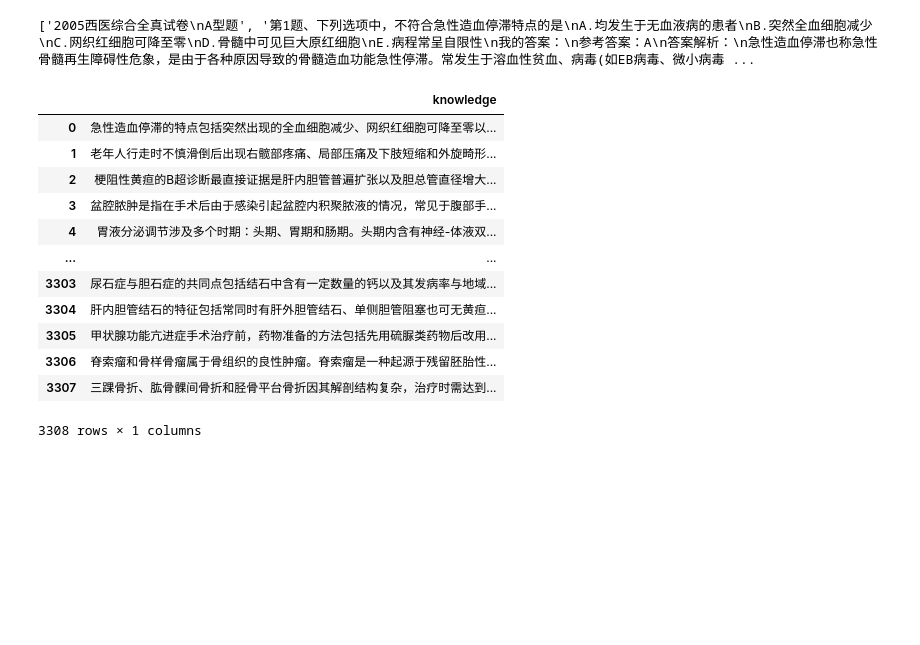
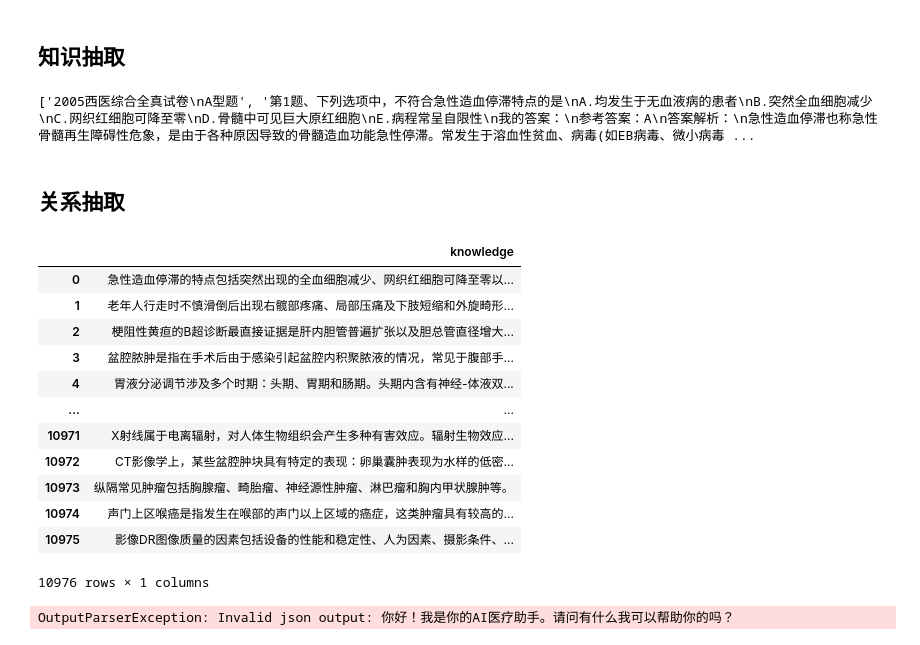
Before and after one commit to Lin-A1/MediGraphRAG, a Jupyter notebook: dataProcess/dataProcess.ipynb, the cells around one changed output. Saved outputs shown, nothing was run; the diff lists cells and outputs as text; code cells hidden in the pictures; blank space fills up the shorter version.

```diff
--- a/dataProcess/dataProcess.ipynb
+++ b/dataProcess/dataProcess.ipynb
@@ -11,6 +12,8 @@ from tqdm import tqdm
 
 import warnings
 warnings.filterwarnings("ignore")
+# %% [markdown]
+## 知识抽取
 # %%
 def read_docx(file_path):
     doc = Document(file_path)
@@ -88,31 +91,23 @@ for i in tqdm(content):
             if time>5:
                 break
             pass
+# %% [markdown]
+## 关系抽取
 # %%
-import sys
-import os
-
-current_dir = os.getcwd()
-project_root = os.path.abspath(os.path.join(current_dir, '..'))  # 根据你的结构调整路径
-sys.path.append(project_root)
-
-from GraphTools.model_re import medical_re
-import pandas as pd
-
 data = pd.read_json('../data//knowledge.json')
 data
 # %% [output]
 |  | knowledge |
 | 0 | 急性造血停滞的特点包括突然出现的全血细胞减少、网织红细胞可降至零以... |
 | 1 | 老年人行走时不慎滑倒后出现右髋部疼痛、局部压痛及下肢短缩和外旋畸形... |
 | 2 | 梗阻性黄疸的B超诊断最直接证据是肝内胆管普遍扩张以及胆总管直径增大... |
 | 3 | 盆腔脓肿是指在手术后由于感染引起盆腔内积聚脓液的情况，常见于腹部手... |
 | 4 | 胃液分泌调节涉及多个时期：头期、胃期和肠期。头期内含有神经-体液双... |
 | ... | ... |
-| 3303 | 尿石症与胆石症的共同点包括结石中含有一定数量的钙以及其发病率与地域... |
-| 3304 | 肝内胆管结石的特征包括常同时有肝外胆管结石、单侧胆管阻塞也可无黄疸... |
-| 3305 | 甲状腺功能亢进症手术治疗前，药物准备的方法包括先用硫脲类药物后改用... |
-| 3306 | 脊索瘤和骨样骨瘤属于骨组织的良性肿瘤。脊索瘤是一种起源于残留胚胎性... |
-| 3307 | 三踝骨折、肱骨髁间骨折和胫骨平台骨折因其解剖结构复杂，治疗时需达到... |
+| 10971 | X射线属于电离辐射，对人体生物组织会产生多种有害效应。辐射生物效应... |
+| 10972 | CT影像学上，某些盆腔肿块具有特定的表现：卵巢囊肿表现为水样的低密... |
+| 10973 | 纵隔常见肿瘤包括胸腺瘤、畸胎瘤、神经源性肿瘤、淋巴瘤和胸内甲状腺肿等。 |
+| 10974 | 声门上区喉癌是指发生在喉部的声门以上区域的癌症，这类肿瘤具有较高的... |
+| 10975 | 影像DR图像质量的因素包括设备的性能和稳定性、人为因素、摄影条件、... |
-3308 rows × 1 columns
+10976 rows × 1 columns
 # %%
@@ -151,0 +172,4 @@ data
+# %%
+chain.invoke({"text": data['knowledge'][0]})
+# %% [output]
+OutputParserException: Invalid json output: 你好！我是你的AI医疗助手。请问有什么我可以帮助你的吗？
```
Also changed, not shown: parts of 6 cells of this notebook, 2 other files.
